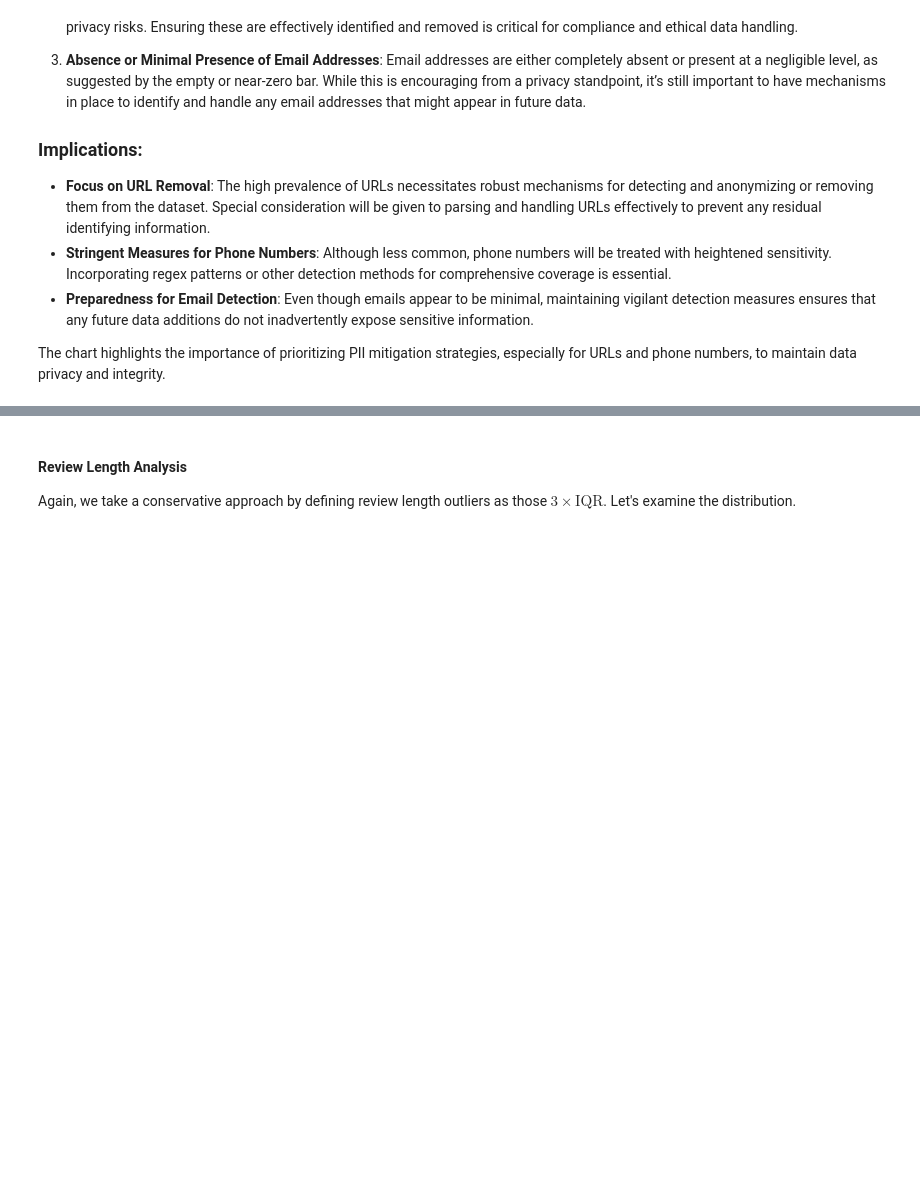
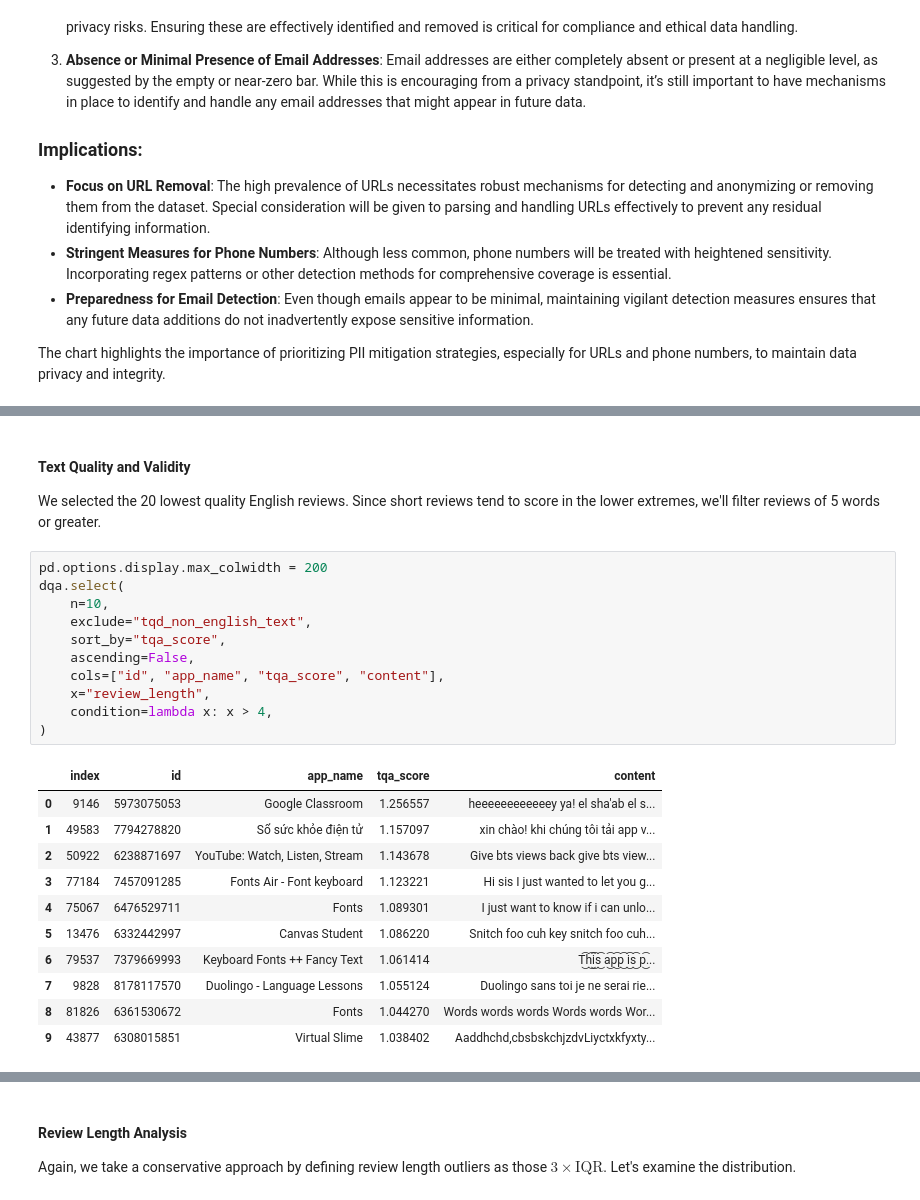
Before and after one commit to variancexplained/genai-lab-slm, a Jupyter notebook: notebooks/content/01_dataprep/06_dqa.ipynb, the cells around one changed output, grey strips where cells are left out. Cells and saved outputs as stored; diff of their text form; blank space fills up the shorter version.

```diff
--- a/notebooks/content/01_dataprep/06_dqa.ipynb
+++ b/notebooks/content/01_dataprep/06_dqa.ipynb
@@ -230,0 +230,26 @@ The goal of outlier analysis is to differentiate between **invalid outliers**, w
+# %% [markdown]
+#### Text Quality and Validity
+We selected the 20 lowest quality English reviews. Since short reviews tend to score in the lower extremes, we'll filter reviews of 5 words or greater.
+# %%
+pd.options.display.max_colwidth = 200
+dqa.select(
+    n=10,
+    exclude="tqd_non_english_text",
+    sort_by="tqa_score",
+    ascending=False,
+    cols=["id", "app_name", "tqa_score", "content"],
+    x="review_length",
+    condition=lambda x: x > 4,
+)
+# %% [output]
+|  | index | id | app_name | tqa_score | content |
+| 0 | 9146 | 5973075053 | Google Classroom | 1.256557 | heeeeeeeeeeeey ya! el sha'ab el s... |
+| 1 | 49583 | 7794278820 | Sổ sức khỏe điện tử | 1.157097 | xin chào! khi chúng tôi tải app v... |
+| 2 | 50922 | 6238871697 | YouTube: Watch, Listen, Stream | 1.143678 | Give bts views back give bts view... |
+| 3 | 77184 | 7457091285 | Fonts Air - Font keyboard | 1.123221 | Hi sis I just wanted to let you g... |
+| 4 | 75067 | 6476529711 | Fonts | 1.089301 | I just want to know if i can unlo... |
+| 5 | 13476 | 6332442997 | Canvas Student | 1.086220 | Snitch foo cuh key snitch foo cuh... |
+| 6 | 79537 | 7379669993 | Keyboard Fonts ++ Fancy Text | 1.061414 | T͜͡h͜͡i͜͡s͜͡ a͜͡p͜͡p͜͡ i͜͡s͜͡ p͜͡... |
+| 7 | 9828 | 8178117570 | Duolingo - Language Lessons | 1.055124 | Duolingo sans toi je ne serai rie... |
+| 8 | 81826 | 6361530672 | Fonts | 1.044270 | Words words words Words words Wor... |
+| 9 | 43877 | 6308015851 | Virtual Slime | 1.038402 | Aaddhchd,cbsbskchjzdvLiyctxkfyxty... |
```
Also changed, not shown: parts of 12 cells of this notebook, 6 other files.
